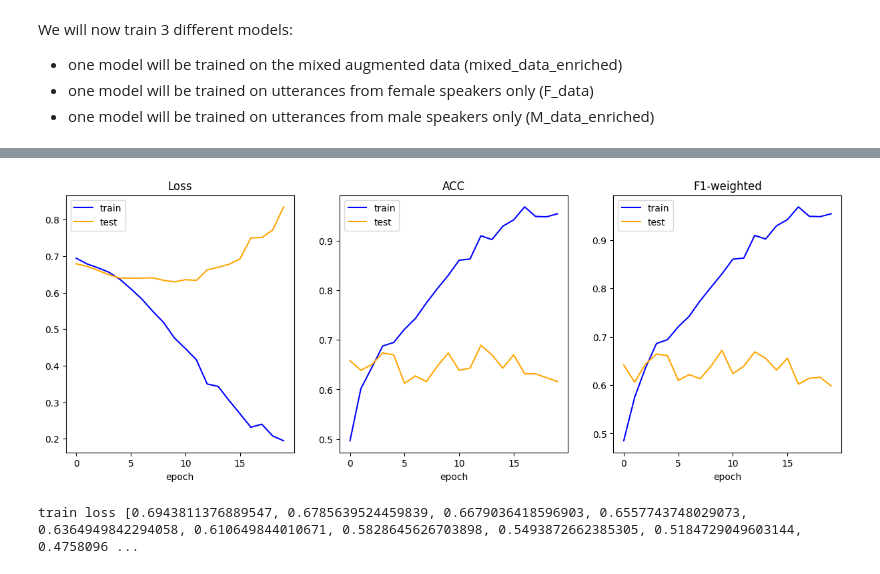
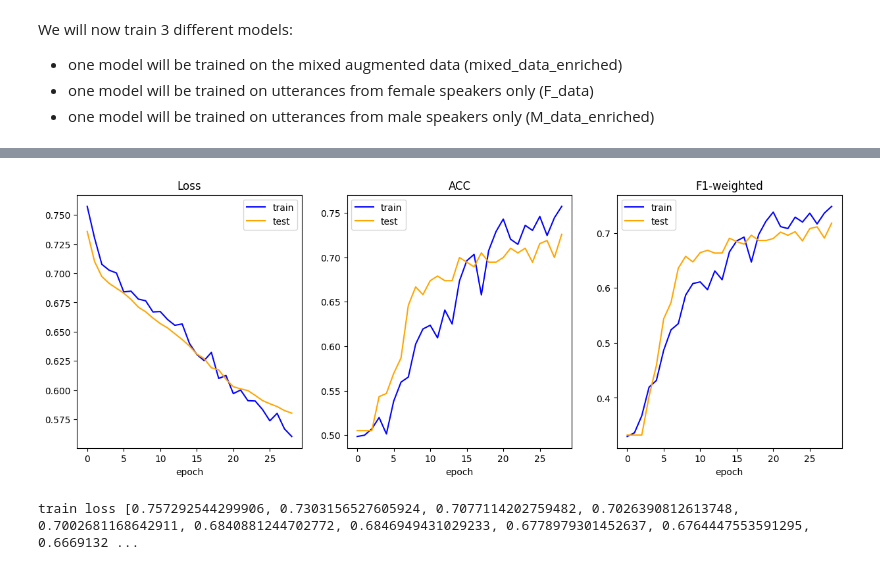
Before and after one commit to sinarollin/Inclusiveness-in-Sarcasm-Detection, a Jupyter notebook: text-model-training.ipynb, the cells around one changed output, grey strips where cells are left out. Cells and saved outputs as stored; diff of their text form; code cells hidden in the pictures.

```diff
--- a/text-model-training.ipynb
+++ b/text-model-training.ipynb
@@ -87,11 +87,11 @@ torch.manual_seed(42)
 device = torch.device("cpu")
 
 # Set hyperparameters
-learning_rate = 0.0001
-num_epochs = 20
-batch_size = 64
-weight_decay = 0.05
-dropout_prob = 0
+learning_rate = 0.00001
+num_epochs = 29
+batch_size = 32
+weight_decay = 0.1
+dropout_prob = 0.2
 
 # Split dataset into training and testing
 dataset = SarcasmDataset(mixed_data_enriched)
@@ -158,5 +158,5 @@ eval Loss: 0.8347,  ACC: 0.6160, F1-weighted: 0.5982
-[figure, old version]
+[figure, new version]
-train loss [0.6943811376889547, 0.6785639524459839, 0.6679036418596903, 0.6557743748029073, 0.6364949842294058, 0.610649844010671, 0.5828645626703898, 0.5493872662385305, 0.5184729049603144, 0.4758096 ...
+train loss [0.757292544299906, 0.7303156527605924, 0.7077114202759482, 0.7026390812613748, 0.7002681168642911, 0.6840881244702772, 0.6846949431029233, 0.6778979301452637, 0.6764447553591295, 0.6669132 ...
 # %%
 # FEMALE MODEL
 
```
Also changed, not shown: parts of 3 cells of this notebook, 6 other files.
